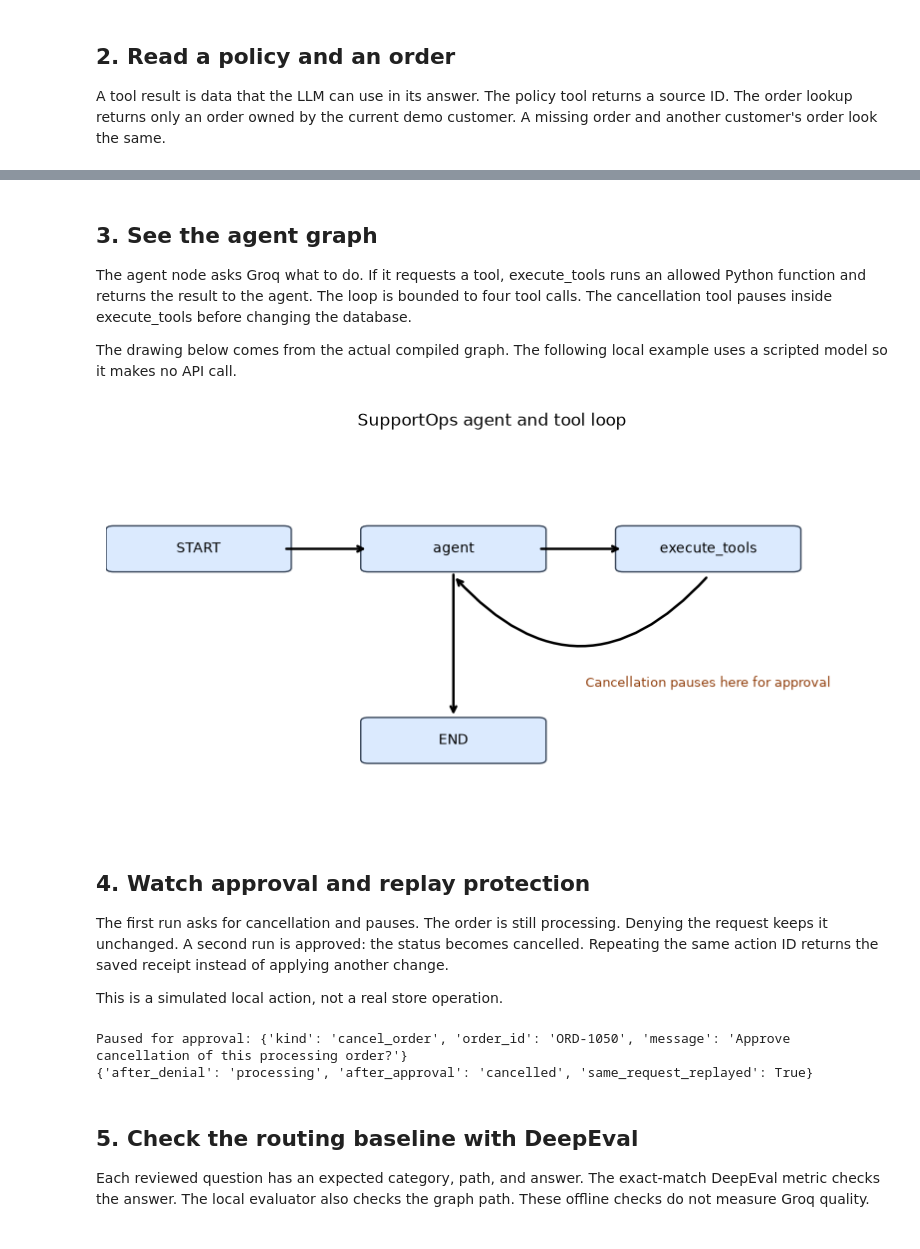
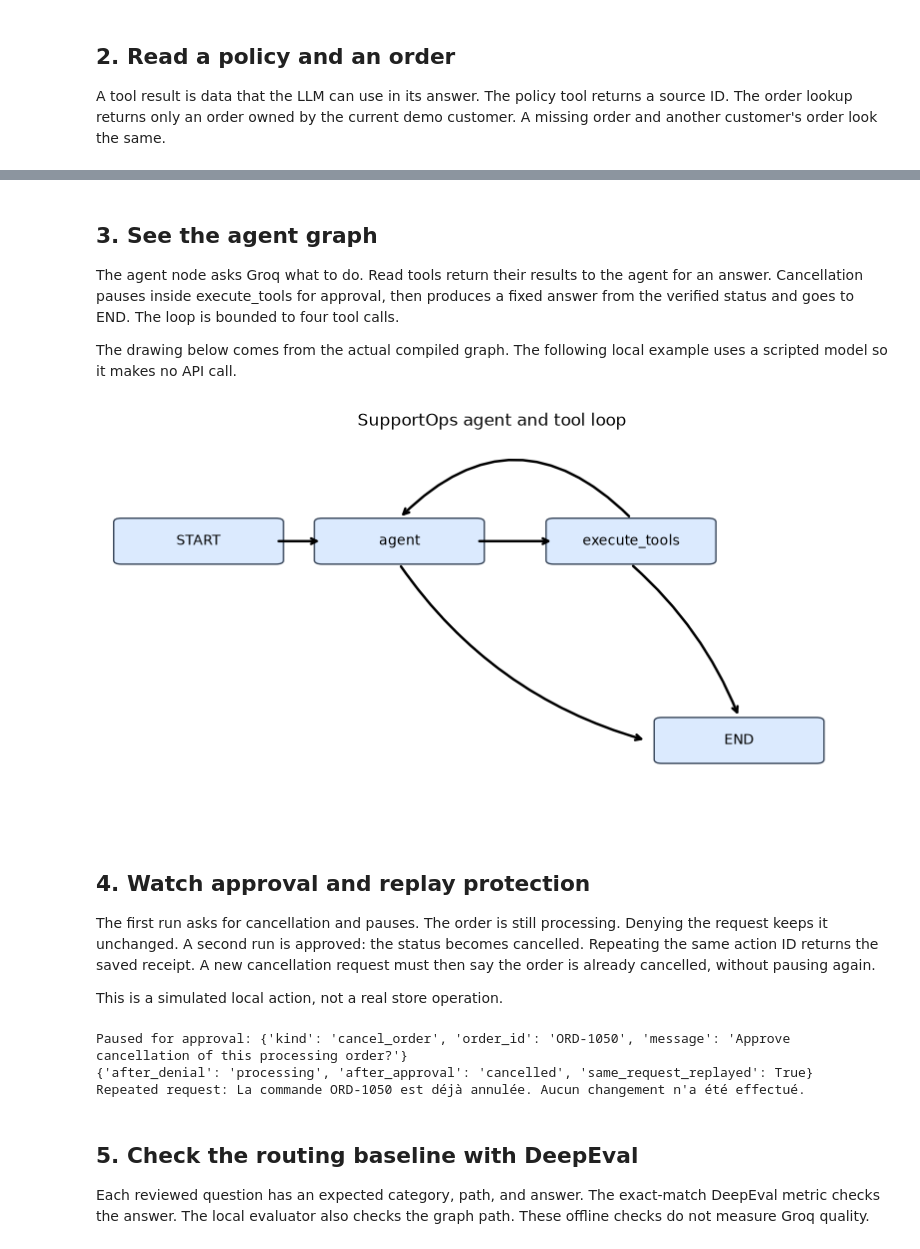
Before and after one commit to CHEMLI-Fay/SupportOps, a Jupyter notebook: notebooks/02_full_workflow.ipynb, the cells around one changed output, grey strips where cells are left out. Saved outputs shown, nothing was run; the diff lists cells and outputs as text; code cells hidden in the pictures.

Commit message:
Report verified status for repeated cancellations

```diff
--- a/notebooks/02_full_workflow.ipynb
+++ b/notebooks/02_full_workflow.ipynb
@@ -73,7 +73,7 @@ print(json.dumps({"policy": policy, "own_order": own_order, "other_customer": fo
 # %% [markdown]
 ## 3. See the agent graph
 
-The agent node asks Groq what to do. If it requests a tool, execute_tools runs an allowed Python function and returns the result to the agent. The loop is bounded to four tool calls. The cancellation tool pauses inside execute_tools before changing the database.
+The agent node asks Groq what to do. Read tools return their results to the agent for an answer. Cancellation pauses inside execute_tools for approval, then produces a fixed answer from the verified status and goes to END. The loop is bounded to four tool calls.
 
 The drawing below comes from the actual compiled graph. The following local example uses a scripted model so it makes no API call.
 # %%
@@ -92,49 +92,48 @@ class ScriptedCancelModel:
             "name": "request_cancel",
             "args": {"order_id": "ORD-1050"},
             "id": "cancel-demo",
         }])
 
 scripted_graph = build_support_agent(
     root, settings.demo.customer_id, store=store,
     model=ScriptedCancelModel(), checkpointer=InMemorySaver()
 )
 view = scripted_graph.get_graph()
 positions = {
-    "__start__": (0.12, 0.70),
-    "agent": (0.45, 0.70),
-    "execute_tools": (0.78, 0.70),
-    "__end__": (0.45, 0.20),
+    "__start__": (0.12, 0.72),
+    "agent": (0.38, 0.72),
+    "execute_tools": (0.68, 0.72),
+    "__end__": (0.82, 0.20),
 }
 fig, axis = plt.subplots(figsize=(10, 5))
 axis.set(xlim=(0, 1), ylim=(0, 1))
 axis.axis("off")
 arrows = [
-    ((0.23, 0.70), (0.34, 0.70), "arc3"),
-    ((0.56, 0.70), (0.67, 0.70), "arc3"),
-    ((0.78, 0.63), (0.45, 0.63), "arc3,rad=-0.55"),
-    ((0.45, 0.64), (0.45, 0.26), "arc3"),
+    ((0.22, 0.72), (0.28, 0.72), "arc3"),
+    ((0.48, 0.72), (0.58, 0.72), "arc3"),
+    ((0.68, 0.78), (0.38, 0.78), "arc3,rad=0.50"),
+    ((0.38, 0.66), (0.70, 0.20), "arc3,rad=0.18"),
+    ((0.68, 0.66), (0.82, 0.26), "arc3,rad=-0.12"),
 ]
 for start, end, curve in arrows:
     axis.annotate("", xy=end, xytext=start,
                   arrowprops={"arrowstyle": "->", "lw": 1.8, "connectionstyle": curve})
 for node_id in view.nodes:
     x, y = positions[node_id]
     label = {"__start__": "START", "__end__": "END"}.get(node_id, node_id)
-    box = FancyBboxPatch((x - 0.11, y - 0.05), 0.22, 0.10,
+    box = FancyBboxPatch((x - 0.10, y - 0.05), 0.20, 0.10,
                          boxstyle="round,pad=0.01", facecolor="#dbeafe",
                          edgecolor="#334155")
     axis.add_patch(box)
     axis.text(x, y, label, ha="center", va="center")
-axis.text(0.78, 0.34, "Cancellation pauses here for approval",
-          ha="center", color="#92400e", fontsize=9)
 axis.set_title("SupportOps agent and tool loop")
 plt.show()
 # %% [output]
-[figure, old version]
+[figure, new version]
 # %% [markdown]
 ## 4. Watch approval and replay protection
 
-The first run asks for cancellation and pauses. The order is still processing. Denying the request keeps it unchanged. A second run is approved: the status becomes cancelled. Repeating the same action ID returns the saved receipt instead of applying another change.
+The first run asks for cancellation and pauses. The order is still processing. Denying the request keeps it unchanged. A second run is approved: the status becomes cancelled. Repeating the same action ID returns the saved receipt. A new cancellation request must then say the order is already cancelled, without pausing again.
 
 This is a simulated local action, not a real store operation.
 # %%
@@ -159,10 +158,20 @@ scripted_graph.invoke(Command(resume=True), config=approve_config)
 approved_status = store.get_order(settings.demo.customer_id, "ORD-1050")["status"]
 replay = store.cancel_order(settings.demo.customer_id, "ORD-1050", "CUST-001:cancel-demo")
 assert denied_status == "processing" and approved_status == "cancelled" and replay["replayed"]
+repeat_config = {"configurable": {"thread_id": str(uuid4())}}
+repeat = scripted_graph.invoke({
+    "messages": [HumanMessage(content="Annule ma commande ORD-1050.")],
+    "tool_calls_used": 0,
+}, config=repeat_config)
+assert "__interrupt__" not in repeat
+assert repeat["last_tool_result"]["status"] == "cancelled"
+assert "déjà annulée" in repeat["messages"][-1].content
 print({"after_denial": denied_status, "after_approval": approved_status, "same_request_replayed": replay["replayed"]})
+print("Repeated request:", repeat["messages"][-1].content)
 # %% [output]
 Paused for approval: {'kind': 'cancel_order', 'order_id': 'ORD-1050', 'message': 'Approve cancellation of this processing order?'}
 {'after_denial': 'processing', 'after_approval': 'cancelled', 'same_request_replayed': True}
+Repeated request: La commande ORD-1050 est déjà annulée. Aucun changement n'a été effectué.
 # %% [markdown]
 ## 5. Check the routing baseline with DeepEval
 
```
Also changed, not shown: parts of 1 cell of this notebook, 7 other files.
